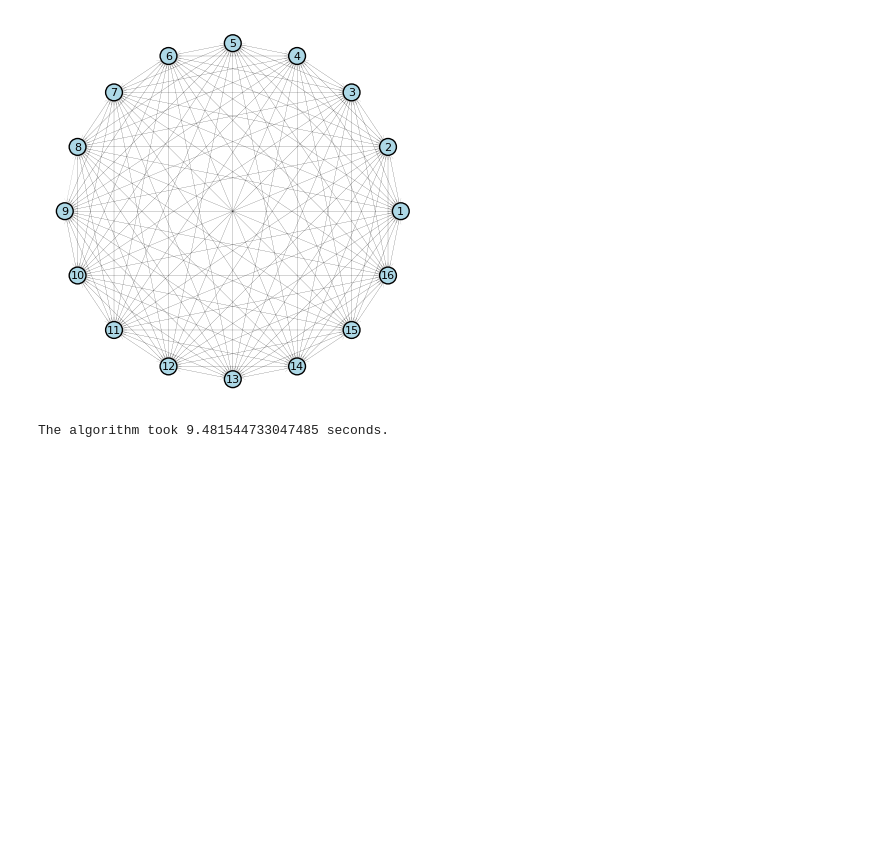
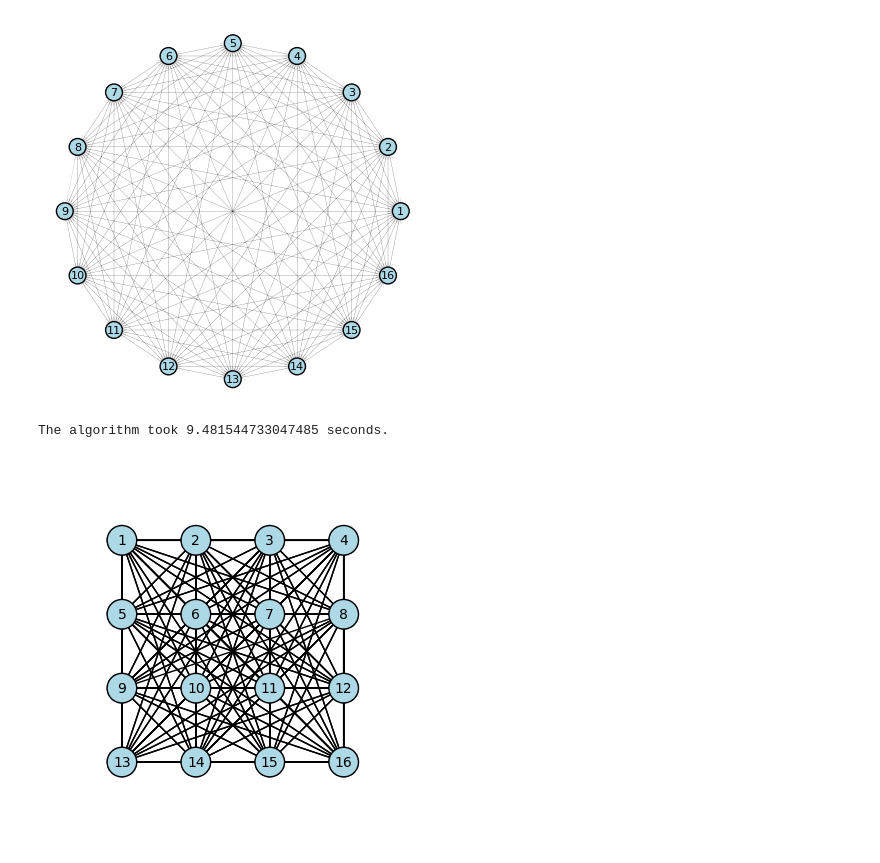
Before and after one commit to mauro-vb/graph-visualization-project, a Jupyter notebook: step1.ipynb, the cells around one changed output. Drawn from its saved outputs; the diff is of its cells as text; code cells hidden in the pictures; blank space fills up the shorter version.

```diff
--- a/step1.ipynb
+++ b/step1.ipynb
@@ -32,10 +32,10 @@ for edge in edge_list:
     if source not in adjacency_list:
         adjacency_list[source] = []
     adjacency_list[source].append(target)
-    # for undirected graph, we also add the reverse edge
-    if target not in adjacency_list:
-        adjacency_list[target] = []
-    adjacency_list[target].append(source)
+#     # for undirected graph, we also add the reverse edge
+#     if target not in adjacency_list:
+#         adjacency_list[target] = []
+#     adjacency_list[target].append(source)
 
 print(adjacency_list)
 # %% [output]
@@ -138,3 +138,51 @@ print(f"The algorithm took {end_time - start_time} seconds.")
 # %% [output]
 [figure]
 The algorithm took 9.481544733047485 seconds.
+# %%
+import matplotlib.pyplot as plt
+from matplotlib.patches import Circle, FancyArrowPatch
+
+# Assuming we have a grid of size 4x4 for our 16 nodes
+grid_size = 4
+positions = {}
+
+# Assign grid positions to nodes
+for i in range(1, grid_size**2 + 1):
+    # Calculate grid coordinates
+    x = (i - 1) % grid_size
+    y = grid_size - 1 - (i - 1) // grid_size
+    positions[i] = (x, y)
+
+# Now, we'll draw the nodes on the grid
+fig, ax = plt.subplots()
+
+# Draw the grid
+for x in range(grid_size):
+    for y in range(grid_size):
+        ax.add_patch(Circle((x, y), 0.2, fill=False, color='gray', linestyle='--'))
+
+# Draw the edges
+for source, targets in adjacency_list.items():
+    for target in targets:
+        if source in positions and target in positions:
+            source_pos = positions[source]
+            target_pos = positions[target]
+            # Check if we have an actual directed graph
+            if target_pos != source_pos:  # Prevent self-loop drawing
+                arrow = FancyArrowPatch(source_pos, target_pos, arrowstyle='-|>', mutation_scale=10, color='black')
+                ax.add_patch(arrow)
+
+# Draw the nodes
+for node, (x, y) in positions.items():
+    circle = Circle((x, y), 0.2, edgecolor='black', facecolor='lightblue')
+    ax.add_patch(circle)
+    plt.text(x, y, str(node), ha='center', va='center', color='black')
+
+# Set the limits and aspect
+ax.set_xlim(-1, grid_size)
+ax.set_ylim(-1, grid_size)
+ax.set_aspect('equal')
+plt.axis('off')  # Turn off the axis
+plt.show()
+# %% [output]
+[figure, added]
```
Also changed, not shown: parts of 5 cells of this notebook, 3 other files.
